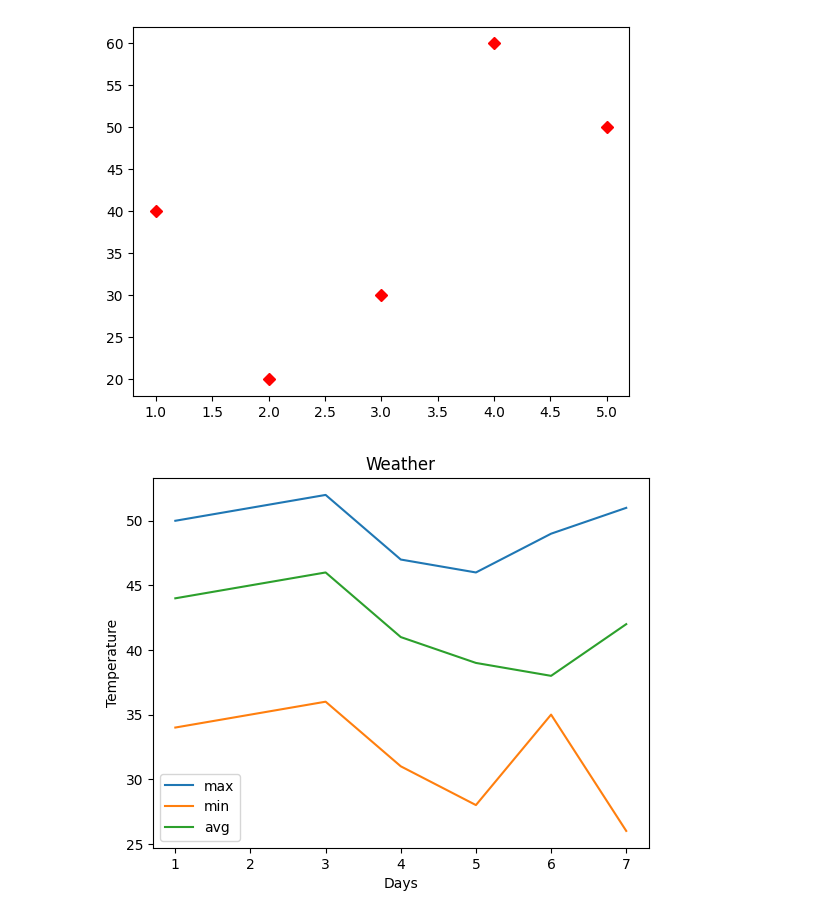
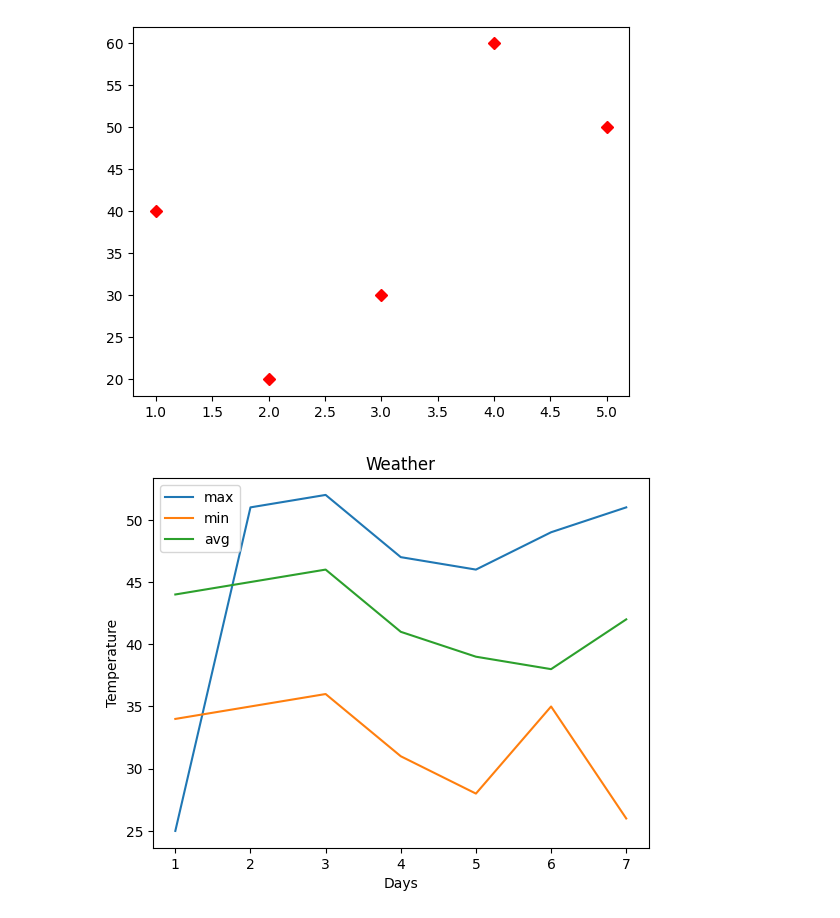
Before and after one commit to raaakibul/Matplotlib, a Jupyter notebook: Bar-plot.ipynb, the cells around one changed output. Cells and saved outputs as stored; diff of their text form; code cells hidden in the pictures.

```diff
--- a/Bar-plot.ipynb
+++ b/Bar-plot.ipynb
@@ -28,18 +28,18 @@ plt.show()
 [figure]
 # %%
 days = [1,2,3,4,5,6,7]
-max_t = [50,51,52,47,46,49,51]
+max_t = [25,51,52,47,46,49,51]
 min_t =[34,35,36,31,28,35,26]
 avg_t = [44,45,46,41,39,38,42]
 
 plt.title("Weather")
 plt.xlabel("Days")
 plt.ylabel("Temperature")
 
 plt.plot(days,max_t, label="max")
 plt.plot(days,min_t, label="min")
 plt.plot(days,avg_t, label="avg")
 plt.legend(loc='best')
 plt.show()
 # %% [output]
-[figure, old version]
+[figure, new version]
```
